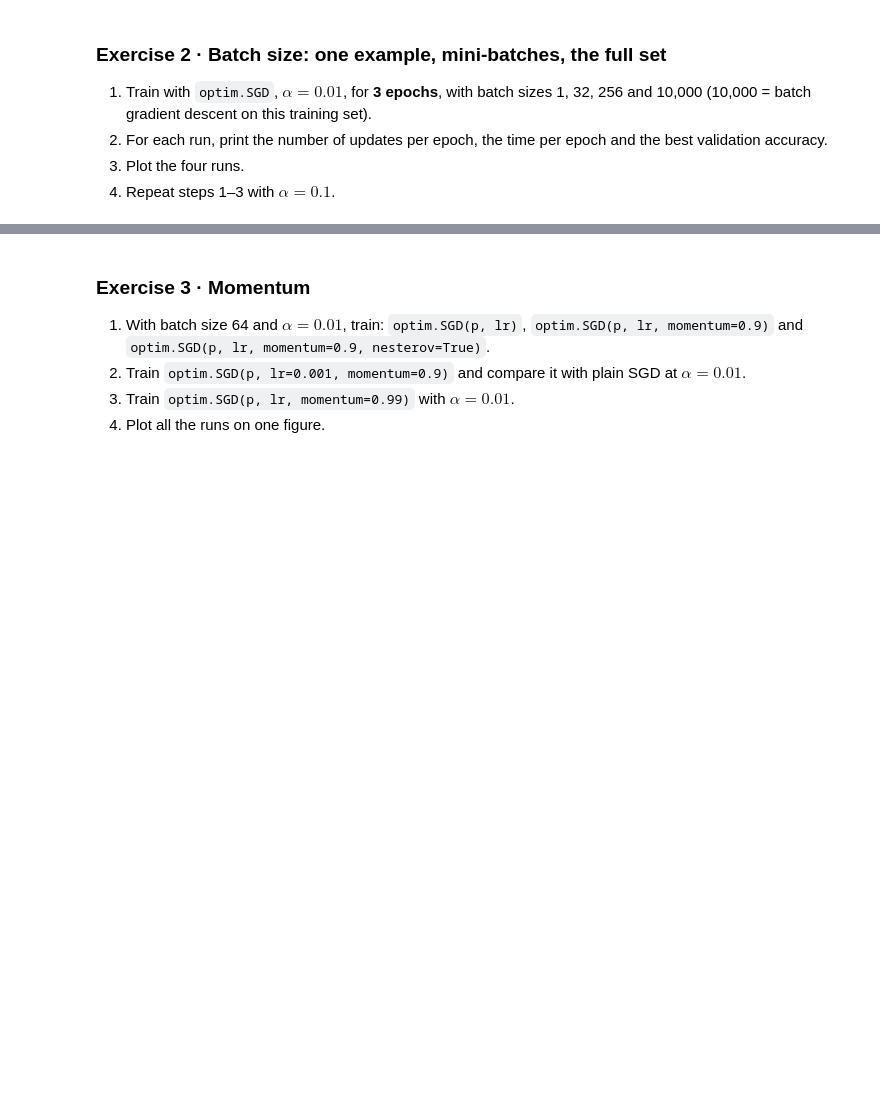
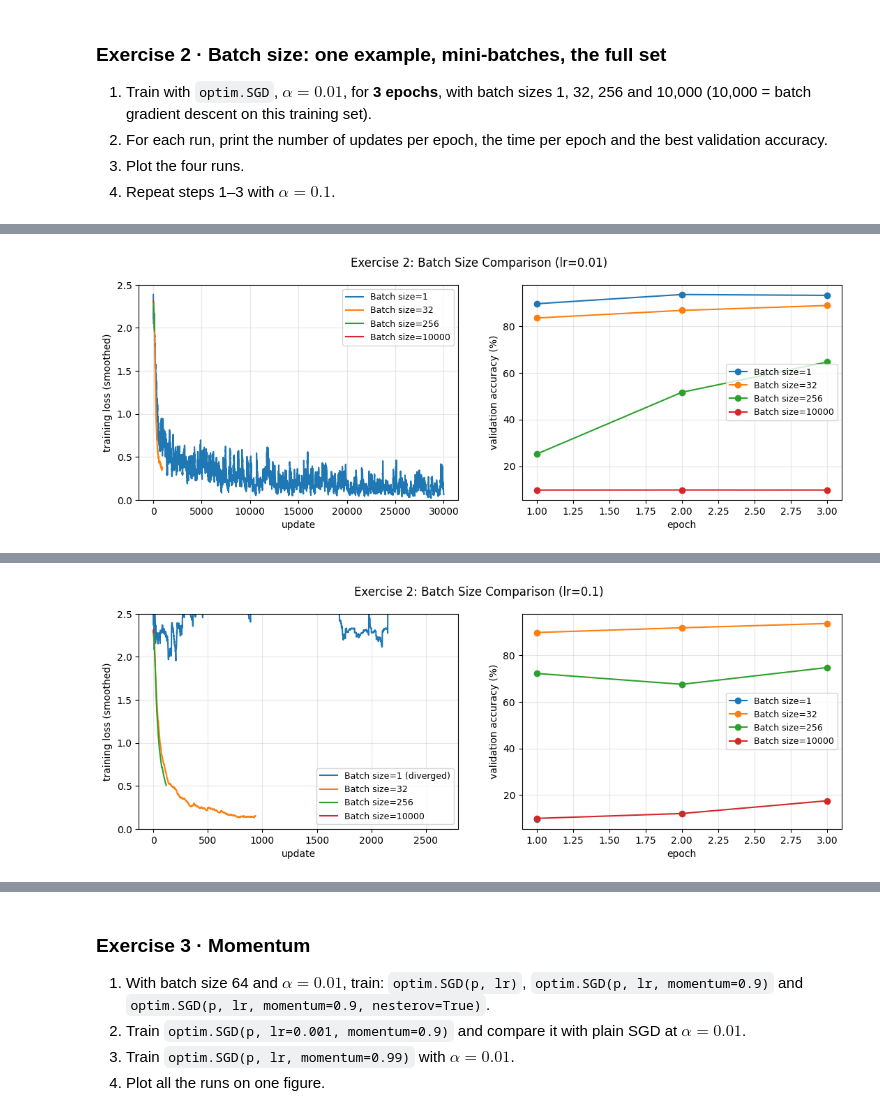
Before and after one commit to sarakseyhaaa/I4_AMS_AI, a Jupyter notebook: TP4_NY_SARAKSEYHA_I4AMS_B_AI/TP4_Optimization.ipynb, the cells around one changed output, grey strips where cells are left out. Saved outputs shown, nothing was run; the diff lists cells and outputs as text; code cells hidden in the pictures; blank space fills up the shorter version.

```diff
--- a/TP4_NY_SARAKSEYHA_I4AMS_B_AI/TP4_Optimization.ipynb
+++ b/TP4_NY_SARAKSEYHA_I4AMS_B_AI/TP4_Optimization.ipynb
@@ -453,4 +548,74 @@ epoch 10 | lr 1.00e-01 | train loss 2.3109 | val loss 2.3110 | val acc 9.95% | 4
 3. Plot the four runs.
 4. Repeat steps 1–3 with $\alpha = 0.1$.
 # %%
-# Exercise 2
+# Exercise 2: Comparing batch sizes with SGD
+
+batch_sizes = [1, 32, 256, 10_000]
+learning_rates = [0.01, 0.1]
+
+for lr in learning_rates:
+    print(f"\n{'=' * 60}")
+    print(f"Learning Rate = {lr}")
+    print(f"{'=' * 60}")
+
+    histories = {}
+
+    for batch_size in batch_sizes:
+        print(f"\nTraining with batch size = {batch_size}")
+
+        # Use the first 10,000 training examples
+        loader = make_loader(
+            batch_size=batch_size,
+            n_train=10_000
+        )
+
+        # Create model with the same initial weights
+        model = make_model(seed=0)
+
+        # SGD without momentum
+        optimizer = optim.SGD(
+            model.parameters(),
+            lr=lr
+        )
+
+        # Train for 3 epochs
+        hist = fit(
+            model,
+            optimizer,
+            loader,
+            epochs=3
+        )
+
+        histories[f"Batch size={batch_size}"] = hist
+
+        # Number of updates per epoch
+        updates = len(loader)
+
+        # Time per epoch (hist["time"] is cumulative)
+        epoch_times = [
+            hist["time"][0]
+        ] + [
+            hist["time"][i] - hist["time"][i - 1]
+            for i in range(1, len(hist["time"]))
+        ]
+
+        avg_time = sum(epoch_times) / len(epoch_times)
+
+        # Best validation accuracy
+        valid_accs = [
+            acc for acc in hist["val_acc"]
+            if math.isfinite(acc)
+        ]
+        best_acc = max(valid_accs) if valid_accs else float("nan")
+
+        print(f"Updates per epoch: {updates}")
+        print(f"Average time per epoch: {avg_time:.2f} seconds")
+        print(f"Best validation accuracy: {best_acc:.2f}%")
+        print(f"Diverged: {hist['diverged']}")
+
+    # Plot all four runs for this learning rate
+    plot_history(
+        histories,
+        title=f"Exercise 2: Batch Size Comparison (lr={lr})"
+    )
+# %% [output]
@@ -456,0 +639 @@ epoch 10 | lr 1.00e-01 | train loss 2.3109 | val loss 2.3110 | val acc 9.95% | 4
+[figure, added]
@@ -457 +657,2 @@ epoch 10 | lr 1.00e-01 | train loss 2.3109 | val loss 2.3110 | val acc 9.95% | 4
+[figure, added]
 # %% [markdown]
```
Also changed, not shown: parts of 16 cells of this notebook, 10 other files.
